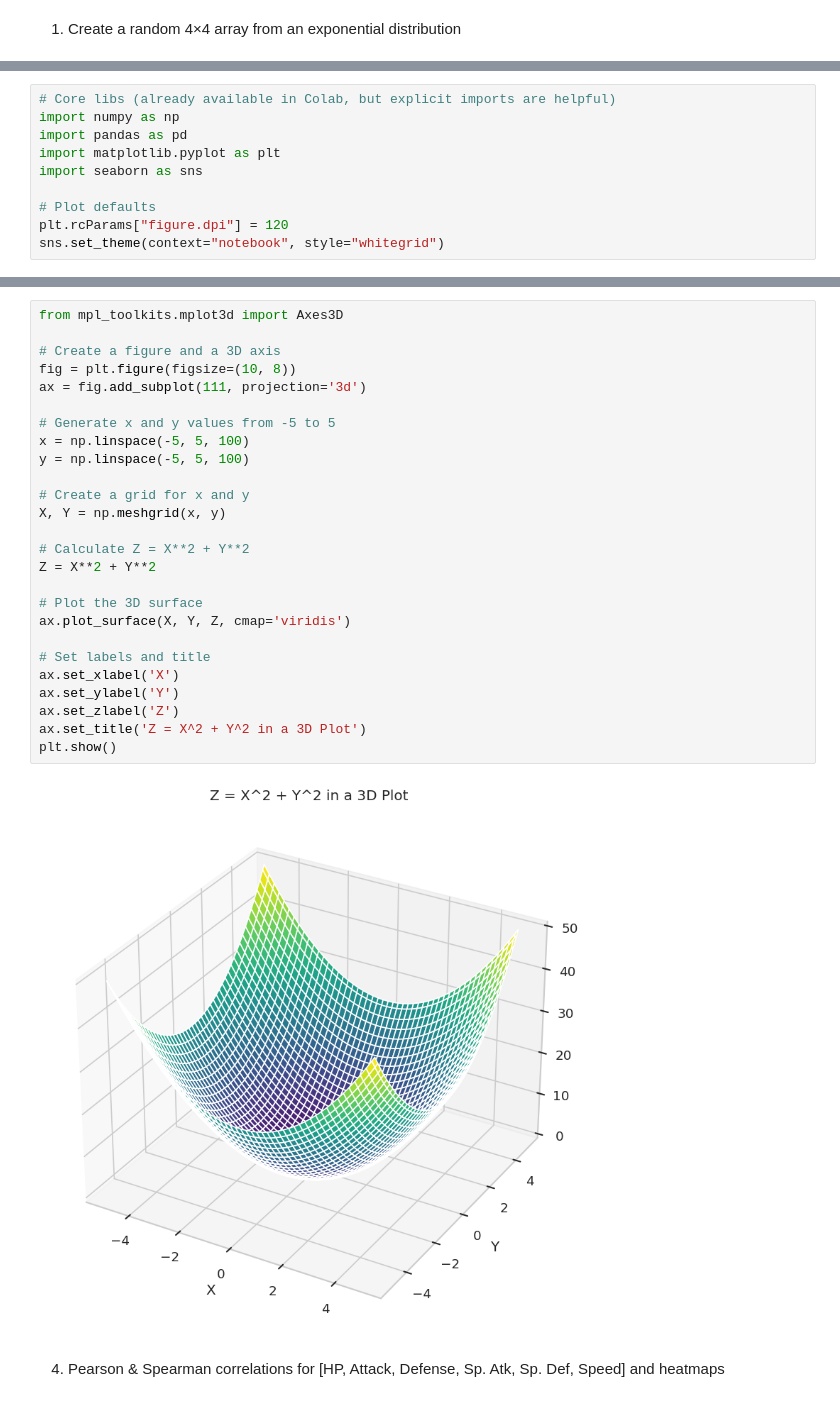
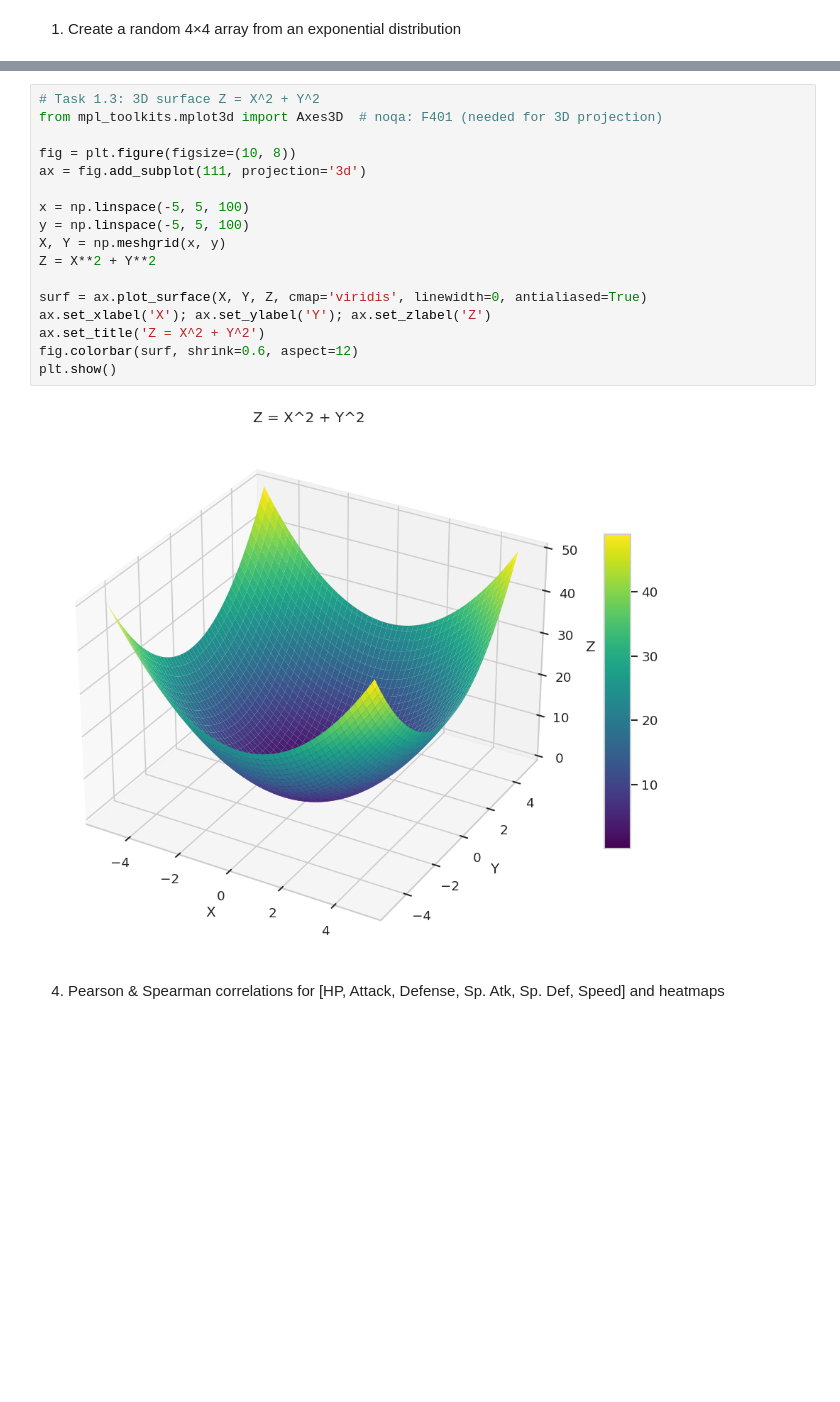
Before and after one commit to Lahiru1Niroosh/SE4050-DL-Lab1-IT22568632, a Jupyter notebook: DL LAB 01.ipynb, the cells around one changed output, grey strips where cells are left out. Cells and saved outputs as stored; diff of their text form; blank space fills up the shorter version.

```diff
--- a/DL LAB 01.ipynb
+++ b/DL LAB 01.ipynb
@@ -62,13 +57,3 @@ print(A)
  [0.0864374  1.45266052 1.40996069 3.12429596]
  [0.0792942  1.04656085 0.07043631 1.08902363]
  [1.73132735 0.38689482 1.23158566 0.15377325]]
-# %%
-# Core libs (already available in Colab, but explicit imports are helpful)
-import numpy as np
-import pandas as pd
-import matplotlib.pyplot as plt
-import seaborn as sns
-
-# Plot defaults
-plt.rcParams["figure.dpi"] = 120
-sns.set_theme(context="notebook", style="whitegrid")
@@ -129,30 +82,21 @@ x,y∈[−5,5]
 # %%
-from mpl_toolkits.mplot3d import Axes3D
+# Task 1.3: 3D surface Z = X^2 + Y^2
+from mpl_toolkits.mplot3d import Axes3D  # noqa: F401 (needed for 3D projection)
 
-# Create a figure and a 3D axis
 fig = plt.figure(figsize=(10, 8))
 ax = fig.add_subplot(111, projection='3d')
 
-# Generate x and y values from -5 to 5
 x = np.linspace(-5, 5, 100)
 y = np.linspace(-5, 5, 100)
-
-# Create a grid for x and y
 X, Y = np.meshgrid(x, y)
-
-# Calculate Z = X**2 + Y**2
 Z = X**2 + Y**2
 
-# Plot the 3D surface
-ax.plot_surface(X, Y, Z, cmap='viridis')
-
-# Set labels and title
-ax.set_xlabel('X')
-ax.set_ylabel('Y')
-ax.set_zlabel('Z')
-ax.set_title('Z = X^2 + Y^2 in a 3D Plot')
+surf = ax.plot_surface(X, Y, Z, cmap='viridis', linewidth=0, antialiased=True)
+ax.set_xlabel('X'); ax.set_ylabel('Y'); ax.set_zlabel('Z')
+ax.set_title('Z = X^2 + Y^2')
+fig.colorbar(surf, shrink=0.6, aspect=12)
 plt.show()
 # %% [output]
-[figure, old version]
+[figure, new version]
 # %% [markdown]
 4) Pearson & Spearman correlations for [HP, Attack, Defense, Sp. Atk, Sp. Def, Speed] and heatmaps
```
Also changed, not shown: parts of 20 cells of this notebook.
